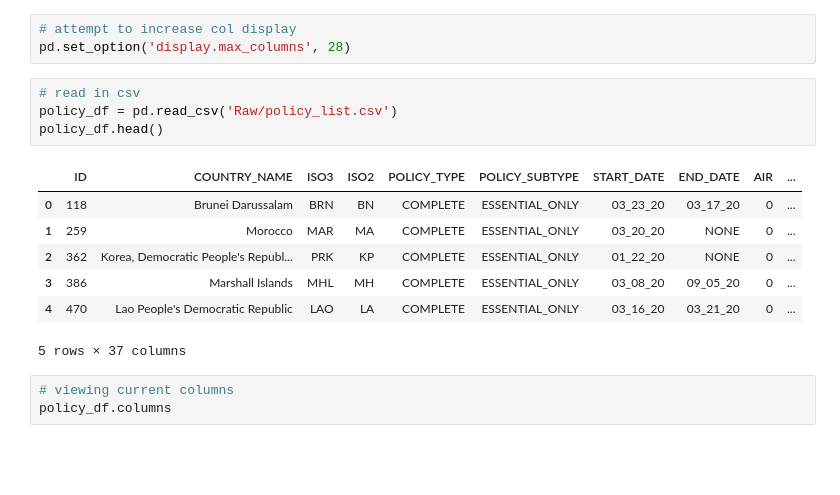
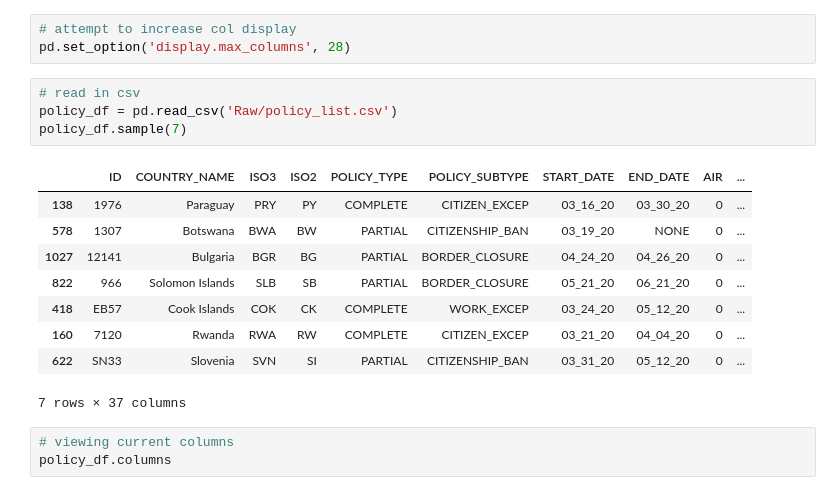
Before and after one commit to sarahDH615/ETL-project, a Jupyter notebook: data/policy_clean.ipynb, the cells around one changed output. Drawn from its saved outputs; the diff is of its cells as text; blank space fills up the shorter version.

```diff
--- a/data/policy_clean.ipynb
+++ b/data/policy_clean.ipynb
@@ -8,15 +8,17 @@ pd.set_option('display.max_columns', 28)
 # %%
 # read in csv
 policy_df = pd.read_csv('Raw/policy_list.csv')
-policy_df.head()
+policy_df.sample(7)
 # %% [output]
 |  | ID | COUNTRY_NAME | ISO3 | ISO2 | POLICY_TYPE | POLICY_SUBTYPE | START_DATE | END_DATE | AIR | ... |
-| 0 | 118 | Brunei Darussalam | BRN | BN | COMPLETE | ESSENTIAL_ONLY | 03_23_20 | 03_17_20 | 0 | ... |
-| 1 | 259 | Morocco | MAR | MA | COMPLETE | ESSENTIAL_ONLY | 03_20_20 | NONE | 0 | ... |
-| 2 | 362 | Korea, Democratic People's Republ... | PRK | KP | COMPLETE | ESSENTIAL_ONLY | 01_22_20 | NONE | 0 | ... |
-| 3 | 386 | Marshall Islands | MHL | MH | COMPLETE | ESSENTIAL_ONLY | 03_08_20 | 09_05_20 | 0 | ... |
-| 4 | 470 | Lao People's Democratic Republic | LAO | LA | COMPLETE | ESSENTIAL_ONLY | 03_16_20 | 03_21_20 | 0 | ... |
+| 138 | 1976 | Paraguay | PRY | PY | COMPLETE | CITIZEN_EXCEP | 03_16_20 | 03_30_20 | 0 | ... |
+| 578 | 1307 | Botswana | BWA | BW | PARTIAL | CITIZENSHIP_BAN | 03_19_20 | NONE | 0 | ... |
+| 1027 | 12141 | Bulgaria | BGR | BG | PARTIAL | BORDER_CLOSURE | 04_24_20 | 04_26_20 | 0 | ... |
+| 822 | 966 | Solomon Islands | SLB | SB | PARTIAL | BORDER_CLOSURE | 05_21_20 | 06_21_20 | 0 | ... |
+| 418 | EB57 | Cook Islands | COK | CK | COMPLETE | WORK_EXCEP | 03_24_20 | 05_12_20 | 0 | ... |
+| 160 | 7120 | Rwanda | RWA | RW | COMPLETE | CITIZEN_EXCEP | 03_21_20 | 04_04_20 | 0 | ... |
+| 622 | SN33 | Slovenia | SVN | SI | PARTIAL | CITIZENSHIP_BAN | 03_31_20 | 05_12_20 | 0 | ... |
-5 rows × 37 columns
+7 rows × 37 columns
 # %%
 # viewing current columns
 policy_df.columns
```
Also changed, not shown: parts of 35 cells of this notebook, 1 other file.
